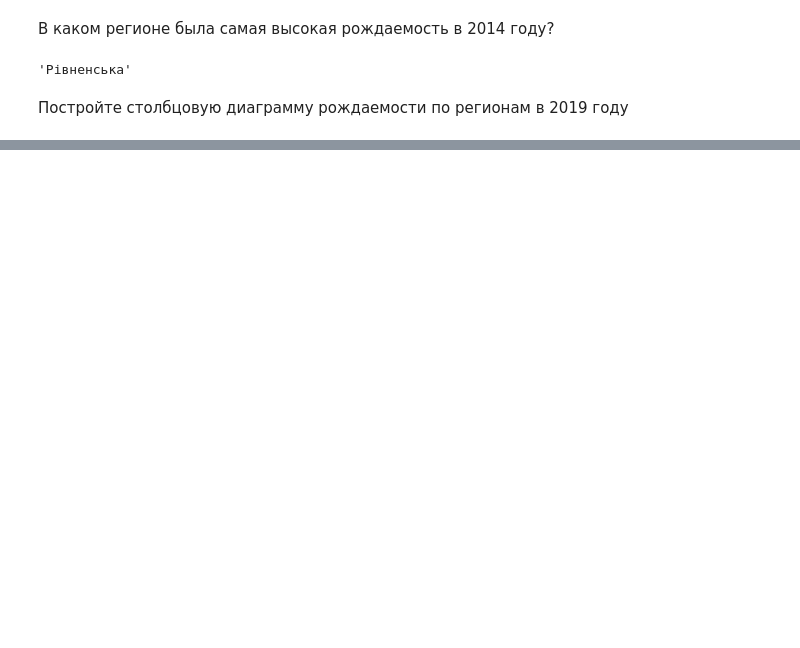
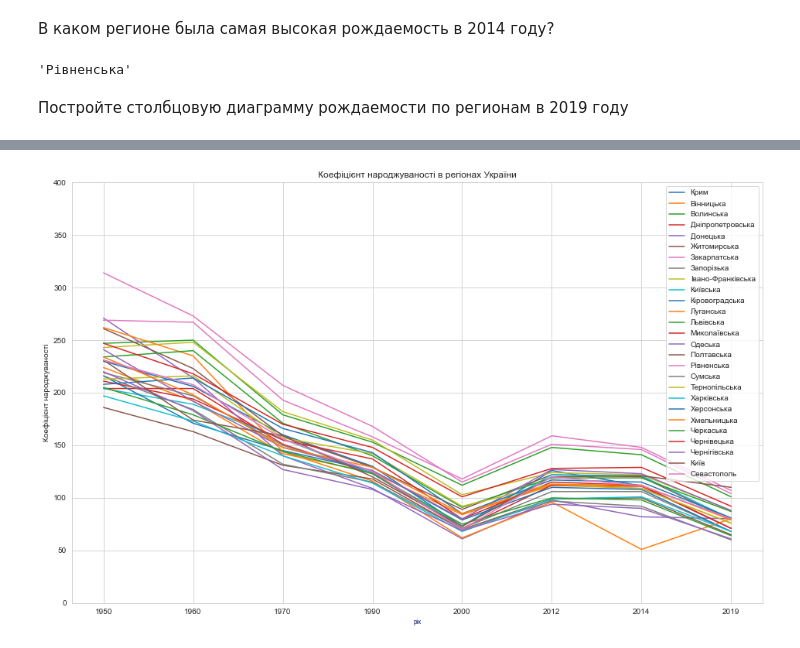
Before and after one commit to anna-khodyka/goit-python-data-science, a Jupyter notebook: Hw2_1.ipynb, the cells around one changed output, grey strips where cells are left out. Drawn from its saved outputs; the diff is of its cells as text; code cells hidden in the pictures; blank space fills up the shorter version.

```diff
--- a/Hw2_1.ipynb
+++ b/Hw2_1.ipynb
@@ -197,0 +225,13 @@ plt.show()
+# %%
+years=population.columns[1:]
+plt.figure(figsize=(16, 10))
+for i in range(len(population)):
+    plt.plot(years, population.iloc[i][1:], label=population.iloc[i][0])
+plt.legend(loc='upper right')
+plt.xlabel('рік', fontsize='small', color='midnightblue')
+plt.ylabel('Коефіцієнт народжуваності')
+plt.title('Коефіцієнт народжуваності в регіонах України', fontsize=12)
+plt.ylim(0, 400)
+plt.show()
+# %% [output]
+[figure, added]
```
Also changed, not shown: parts of 10 cells of this notebook, 4 other files.
